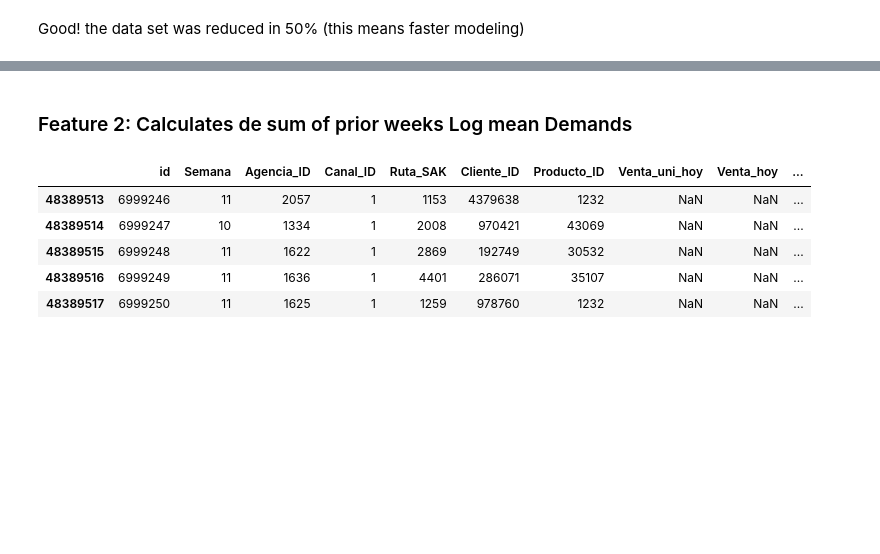
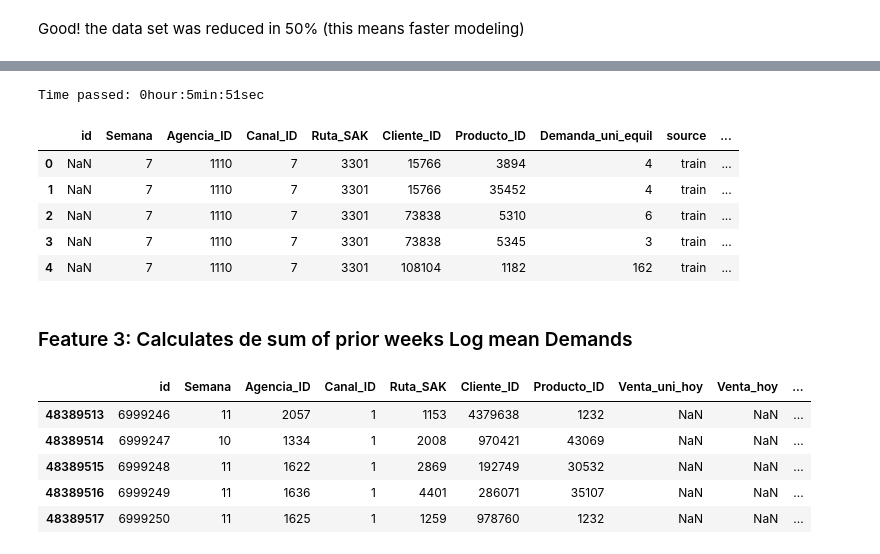
Before and after one commit to pablomarin/kaggle-bimbo, a Jupyter notebook: Feature Engineering-2.ipynb, the cells around one changed output, grey strips where cells are left out. Cells and saved outputs as stored; diff of their text form; code cells hidden in the pictures; blank space fills up the shorter version.

```diff
--- a/Feature Engineering-2.ipynb
+++ b/Feature Engineering-2.ipynb
@@ -477,0 +469,5 @@ data.head()
+# %%
+df = prod_client_mean.reset_index() # we convert the index to columns for later use
+df.rename(columns={'log_target': 'PC_log_target_mean'}, inplace=True)
+# %%
+data = pd.merge(data,df, how = 'left', on = ['Producto_ID','Cliente_ID'])
@@ -478,5 +483,29 @@ data.head()
+# %%
+tic()
+for i in range(1,lag+1):
+        if i == 1:
+            data['rate_change%d' %(i)] = (data['log_target'] - data['Log_Target_mean_lag%d' %(i)])/data['PC_log_target_mean']
+        else:
+            data['rate_change%d' %(i)] = (data['Log_Target_mean_lag%d' %(i-1)] - data['Log_Target_mean_lag%d' %(i)])/data['PC_log_target_mean']
+        data['rate_change%d' %(i)].fillna(0, inplace=True) # we replace NaN/Not found with ZERO
+
+tac()
+# %% [output]
+Time passed: 0hour:5min:51sec
+# %%
+#We don't need Qty_Ruta_Sak anymore
+data.drop(['PC_log_target_mean'],axis=1,inplace=True)
+# %%
+data.head()
+# %% [output]
+|  | id | Semana | Agencia_ID | Canal_ID | Ruta_SAK | Cliente_ID | Producto_ID | Demanda_uni_equil | source | ... |
+| 0 | NaN | 7 | 1110 | 7 | 3301 | 15766 | 3894 | 4 | train | ... |
+| 1 | NaN | 7 | 1110 | 7 | 3301 | 15766 | 35452 | 4 | train | ... |
+| 2 | NaN | 7 | 1110 | 7 | 3301 | 73838 | 5310 | 6 | train | ... |
+| 3 | NaN | 7 | 1110 | 7 | 3301 | 73838 | 5345 | 3 | train | ... |
+| 4 | NaN | 7 | 1110 | 7 | 3301 | 108104 | 1182 | 162 | train | ... |
 # %% [markdown]
-###  Feature 2:  Calculates de sum of prior weeks Log mean Demands
+###  Feature 3:  Calculates de sum of prior weeks Log mean Demands
 # %%
 #We want to sum the lags up until week 9, this means that we need to sum lag2 and up.
 data['Lags_sum'] = 0
```
Also changed, not shown: parts of 28 cells of this notebook.
